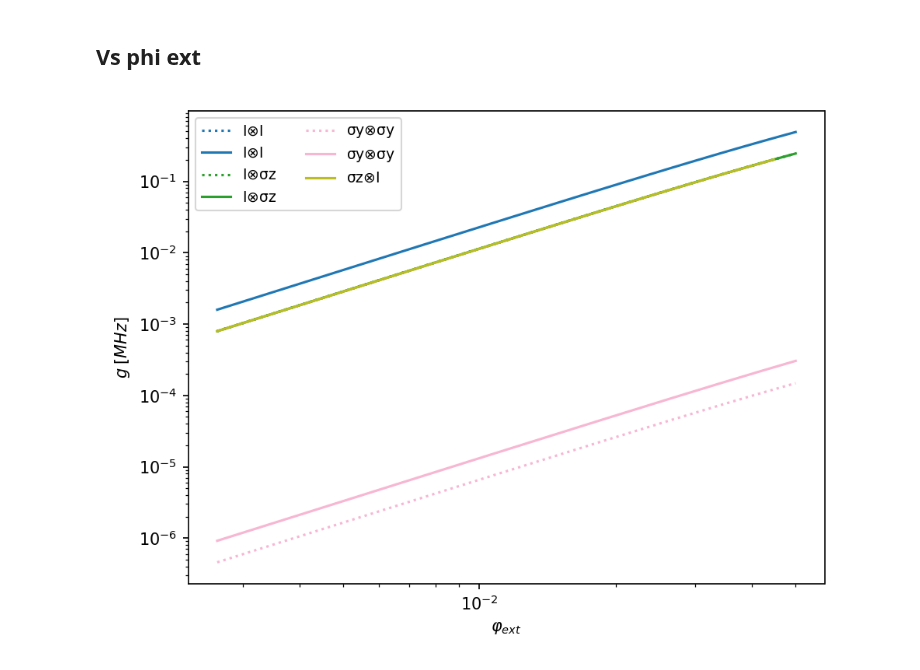
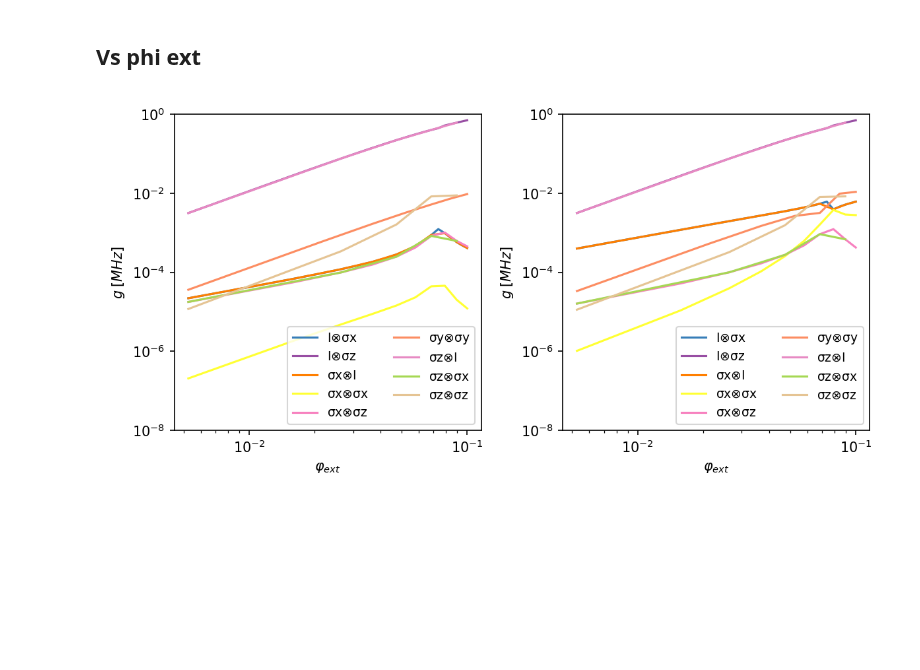
Before and after one commit to GabrielJauma/tunable-capacitive-coupling-flux-qubits, a Jupyter notebook: two_unit_cells_capacitively_coupled/unit_cell-C-unit_cell_effective_hamiltonian.ipynb, the cells around one changed output. Saved outputs shown, nothing was run; the diff lists cells and outputs as text; code cells hidden in the pictures; blank space fills up the shorter version.

```diff
--- a/two_unit_cells_capacitively_coupled/unit_cell-C-unit_cell_effective_hamiltonian.ipynb
+++ b/two_unit_cells_capacitively_coupled/unit_cell-C-unit_cell_effective_hamiltonian.ipynb
@@ -345,7 +345,3 @@ Pauli_SWT = np.array(Pauli_SWT)
-# %%
-Pauli_p1_full  = Pauli_p1
-Pauli_p2_full  = Pauli_p2
-Pauli_SWT_full = Pauli_SWT
 # %%
 n_eig  = 5
 # n_plot = 20
@@ -363,20 +359,9 @@ n_eig_extra_low = 2
 Pauli_p1 = []
 Pauli_p2 = []
 Pauli_SWT = []
-ω_f_0      = np.zeros(len(CC_values))
-ω_r_0      = np.zeros(len(CC_values))
-g_r_limit  = np.zeros(len(CC_values))
-g_fq_limit = np.zeros(len(CC_values))
-g_xx_pert  = np.zeros(len(CC_values), dtype='complex')
-g_zz_pert  = np.zeros(len(CC_values), dtype='complex')
-g_yy_pert  = np.zeros(len(CC_values), dtype='complex')
-X          = np.zeros(len(CC_values), dtype='complex')
-E_low_vs_Δ = np.zeros([len(CC_values), 4])
-C_inv_coupling = np.zeros([len(CC_values)])
 
 C_mat_qubit_C_qubit = sq_ext.C_mat_qubit_C_qubit(CC, CR, CF, CR_prime, CF_prime, only_inner, compensate_extra_cap, only_renormalization)
 C_inv_qubit_C_qubit = np.linalg.inv(C_mat_qubit_C_qubit)
-C_inv_coupling[i] = np.abs(C_inv_qubit_C_qubit[0,2])
 CF_tilde = C_inv_qubit_C_qubit[0, 0] ** -1
 CR_tilde = C_inv_qubit_C_qubit[1, 1] ** -1
 CF_prime_tilde = C_inv_qubit_C_qubit[2, 2] ** -1
@@ -387,7 +372,7 @@ for i, φ_ext in enumerate(φ_ext_values):
 
     fluxonium = sq_ext.sq_fluxonium(C_F_eff=CF_tilde, L_F_eff=LF, Δ=Δ, EJ=EJ, nmax_f=nmax_f, φ_ext=φ_ext)
     resonator = sq_ext.sq_resonator(C_R_eff=CR_tilde, L_R_eff=LR, Δ=Δ, EJ=EJ, nmax_r=nmax_r)
-    fluxonium_prime = sq_ext.sq_fluxonium(C_F_eff=CF_prime_tilde, L_F_eff=LF_prime, Δ=Δ_prime, EJ=EJ_prime, nmax_f=nmax_f, φ_ext=0.5)
+    fluxonium_prime = sq_ext.sq_fluxonium(C_F_eff=CF_prime_tilde, L_F_eff=LF_prime, Δ=Δ_prime, EJ=EJ_prime, nmax_f=nmax_f, φ_ext=φ_ext)
     resonator_prime = sq_ext.sq_resonator(C_R_eff=CR_prime_tilde, L_R_eff=LR_prime, Δ=Δ_prime, EJ=EJ_prime, nmax_r=nmax_r)
 
     LCs = [LC, LC_prime]
@@ -407,32 +392,41 @@ Pauli_p1 = np.array(Pauli_p1)
 Pauli_p2 = np.array(Pauli_p2)
 Pauli_SWT = np.array(Pauli_SWT)
 # %%
-fig, ax1 = plt.subplots( dpi=150)
+fig, (ax1, ax2) = plt.subplots(ncols=2, dpi=150, figsize=[8,4])
 linestyles = ['-', '--','-' ]
 labels = ['I', 'σx', 'σy', 'σz']
-colors = figs.generate_colors_from_colormap(16, 'tab20')
-# colors = figs.generate_colors_from_colormap(9, 'Set1') + figs.generate_colors_from_colormap(9, 'Set2')
+# colors = figs.generate_colors_from_colormap(16, 'tab20')
+colors = figs.generate_colors_from_colormap(9, 'Set1') + figs.generate_colors_from_colormap(9, 'Set2')
 
-Pauli_decomp_full = Pauli_p1_full
-Pauli_decomp = Pauli_p1
+Pauli_decomp_full = Pauli_SWT_full
+Pauli_decomp = Pauli_SWT
 
 for i in range(4):
     for j in range(4):
+        if i==j==0:
+            continue
         if np.any( np.abs(Pauli_decomp[1:,i,j]- Pauli_decomp[0,i,j]) >1e-12):
-            ax1.plot(φ_ext_values[1::i+1]-0.5,np.abs(Pauli_decomp[1:,i,j]- Pauli_decomp[0,i,j])[::i+1],  ':',color = colors[i*4+j], label = f'{labels[i]}' + r'$\otimes$' + f'{labels[j]}' )
+            ax1.plot(φ_ext_values[1::i+1]-0.5,np.abs(Pauli_decomp[1:,i,j]- Pauli_decomp[0,i,j])[::i+1],  '-',color = colors[i*4+j], label = f'{labels[i]}' + r'$\otimes$' + f'{labels[j]}' )
         if np.any( np.abs(Pauli_decomp_full[1:,i,j]- Pauli_decomp_full[0,i,j]) >1e-12):
-            ax1.plot(φ_ext_values[1::i+1]-0.5,np.abs(Pauli_decomp_full[1:,i,j]- Pauli_decomp_full[0,i,j])[::i+1],  '-',color = colors[i*4+j], label = f'{labels[i]}' + r'$\otimes$' + f'{labels[j]}' )
+            ax2.plot(φ_ext_values[1::i+1]-0.5,np.abs(Pauli_decomp_full[1:,i,j]- Pauli_decomp_full[0,i,j])[::i+1],  '-',color = colors[i*4+j], label = f'{labels[i]}' + r'$\otimes$' + f'{labels[j]}' )
 
 ax1.legend(ncol=2, fontsize=9)
-
 ax1.set_yscale('log')
 ax1.set_xscale('log')
-# ax1.set_ylim([1e-5,1e1])
-# ax1.set_xlim([1e-7,7e-3])
+
+ax2.legend(ncol=2, fontsize=9)
+ax2.set_yscale('log')
+ax2.set_xscale('log')
+
+ax1.set_ylim(1e-8,1e0)
+ax2.set_ylim(1e-8,1e0)
+
 ax1.set_ylabel('$g \; [MHz]$')
 ax1.set_xlabel(r'$\varphi_{ext}$')
+ax2.set_ylabel('$g \; [MHz]$')
+ax2.set_xlabel(r'$\varphi_{ext}$')
 
 fig.tight_layout()
 fig.show()
 # %% [output]
-[figure, old version]
+[figure, new version]
```
Also changed, not shown: parts of 2 cells of this notebook, 2 other files.
